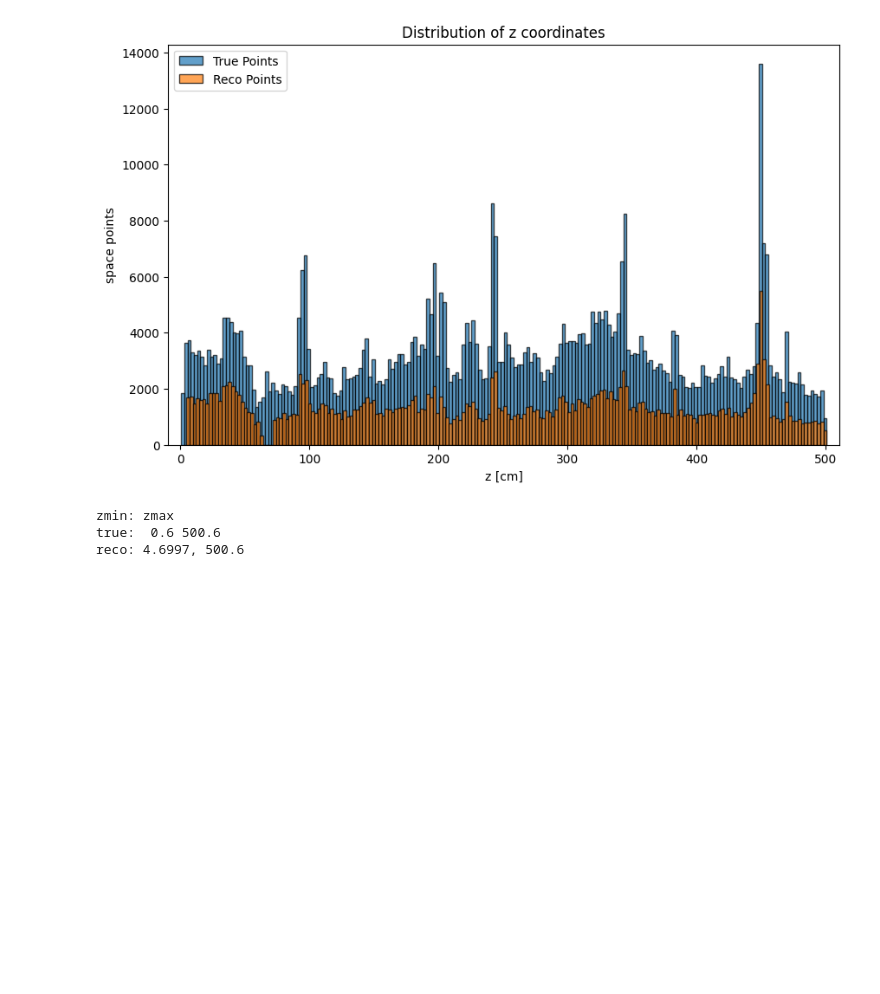
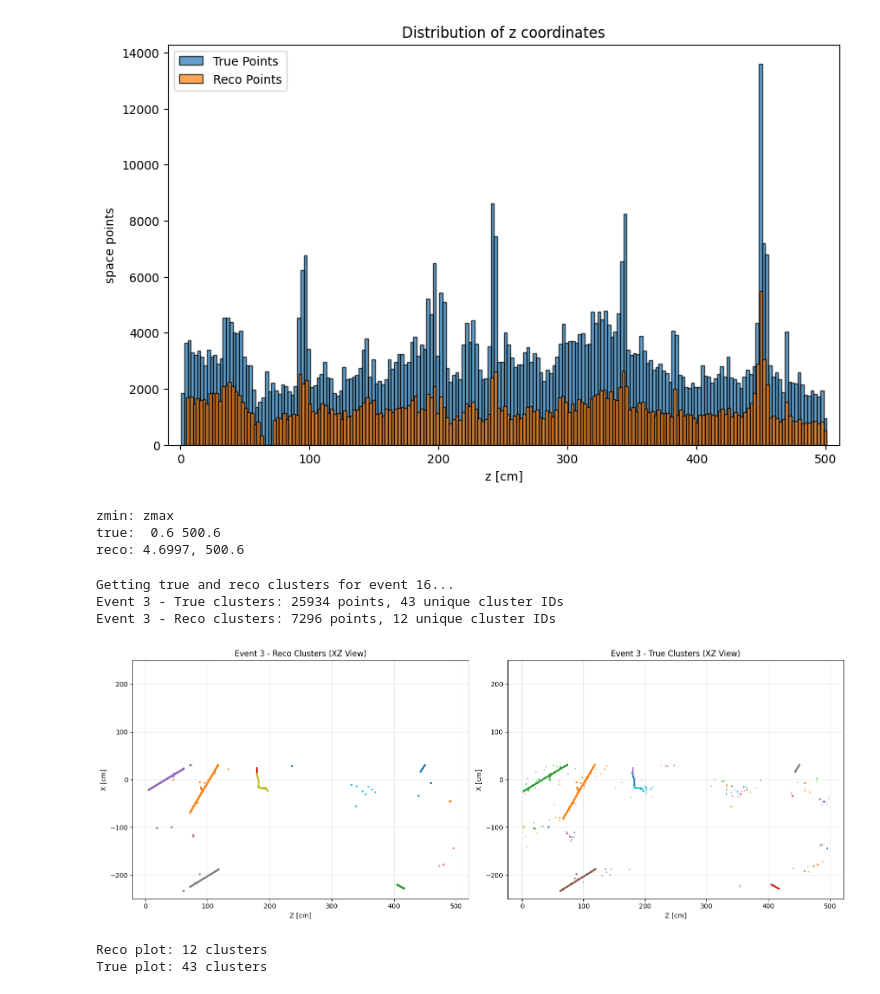
Before and after one commit to PrabhjotSingh247/SBND_wirecell_cluster_evaluation, a Jupyter notebook: WirecellFiducialVolume.ipynb, the cells around one changed output. Cells and saved outputs as stored; diff of their text form; code cells hidden in the pictures; blank space fills up the shorter version.

```diff
--- a/WirecellFiducialVolume.ipynb
+++ b/WirecellFiducialVolume.ipynb
@@ -15,12 +15,13 @@ Define Wirecell Fiducial Volume
 # Lets define all initial variables we want to use to read all files
 first_event               = 0     # first event number in the list of all events
 last_event                = 16    # last event number in the list of all events
+evt                       = 16     # event number for showing an example
 
 SBNDCODE_VERSION          = "v10_06_00"   # Use the latest version available
 PROCESS                   = "nu_spill"    # options: "nu_spill", "cosmic_spill"
 apa                       = "APA0"        # options: "APA0", "APA1"
 
-OUTDIR=Path("/exp/sbnd/data/users/prabhjot/wirecell_clustering/cluster_evaluation/out/")
+OUTDIR=Path("/exp/sbnd/data/users/prabhjot/wirecell_clustering/cluster_evaluation/runcode/out/")
 SUBDIR="24308437_0" # TODO: we need to find a way of not hardcoding this
 
 print("SBNDCODE_VERSION:", SBNDCODE_VERSION)
@@ -376,3 +377,75 @@ print(f"reco: {reco_z_min:2.5g}, {reco_z_max:2.5g}")
 zmin: zmax
 true:  0.6 500.6
 reco: 4.6997, 500.6
+# %%
+# Get true and reco clusters for event number evt
+print(f"Getting true and reco clusters for event {evt}...")
+
+# Extract data for the specific event (offset by first_event since arrays start from first_event)
+evt = 3
+event_index = evt
+
+evt_true_x = all_events_true_x[event_index]
+evt_true_y = all_events_true_y[event_index]
+evt_true_z = all_events_true_z[event_index]
+evt_true_id = all_events_true_id[event_index]
+evt_true_q = all_events_true_q[event_index]
+evt_true_e = all_events_true_e[event_index]
+evt_true_t = all_events_true_t[event_index]
+
+evt_reco_x = all_events_reco_x[event_index]
+evt_reco_y = all_events_reco_y[event_index]
+evt_reco_z = all_events_reco_z[event_index]
+evt_reco_id = all_events_reco_id[event_index]
+evt_reco_q = all_events_reco_q[event_index]
+
+print(f"Event {evt} - True clusters: {len(evt_true_x)} points, {len(np.unique(evt_true_id))} unique cluster IDs")
+print(f"Event {evt} - Reco clusters: {len(evt_reco_x)} points, {len(np.unique(evt_reco_id))} unique cluster IDs")
+# %% [output]
+Getting true and reco clusters for event 16...
+Event 3 - True clusters: 25934 points, 43 unique cluster IDs
+Event 3 - Reco clusters: 7296 points, 12 unique cluster IDs
+# %%
+# Draw all clusters in XZ view - Reco (left) and True (right)
+fig, axes = plt.subplots(1, 2, figsize=(16, 6))
+
+# Get unique cluster IDs
+unique_true_ids = np.unique(evt_true_id)
+unique_reco_ids = np.unique(evt_reco_id)
+
+# Create a colormap for consistent coloring
+cmap = plt.cm.get_cmap('tab20')
+
+# Left plot: Reco clusters
+ax_reco = axes[0]
+for cluster_id in unique_reco_ids:
+    mask = evt_reco_id == cluster_id
+    ax_reco.scatter(evt_reco_z[mask], evt_reco_x[mask],
+                    s=1, alpha=0.6, label=f'Cluster {int(cluster_id)}')
+ax_reco.set_xlabel('Z [cm]')
+ax_reco.set_ylabel('X [cm]')
+ax_reco.set_ylim(-250, 250)
+ax_reco.set_title(f'Event {evt} - Reco Clusters (XZ View)')
+ax_reco.grid(True, alpha=0.3)
+
+# Right plot: True clusters
+ax_true = axes[1]
+for cluster_id in unique_true_ids:
+    mask = evt_true_id == cluster_id
+    ax_true.scatter(evt_true_z[mask], evt_true_x[mask],
+                    s=1, alpha=0.6, label=f'Cluster {int(cluster_id)}')
+ax_true.set_xlabel('Z [cm]')
+ax_true.set_ylabel('X [cm]')
+ax_true.set_ylim(-250, 250)
+ax_true.set_title(f'Event {evt} - True Clusters (XZ View)')
+ax_true.grid(True, alpha=0.3)
+
+plt.tight_layout()
+plt.show(block=False)
+
+print(f"Reco plot: {len(unique_reco_ids)} clusters")
+print(f"True plot: {len(unique_true_ids)} clusters")
+# %% [output]
+[figure, added]
+Reco plot: 12 clusters
+True plot: 43 clusters
```
Also changed, not shown: parts of 3 cells of this notebook, 2 other files.
